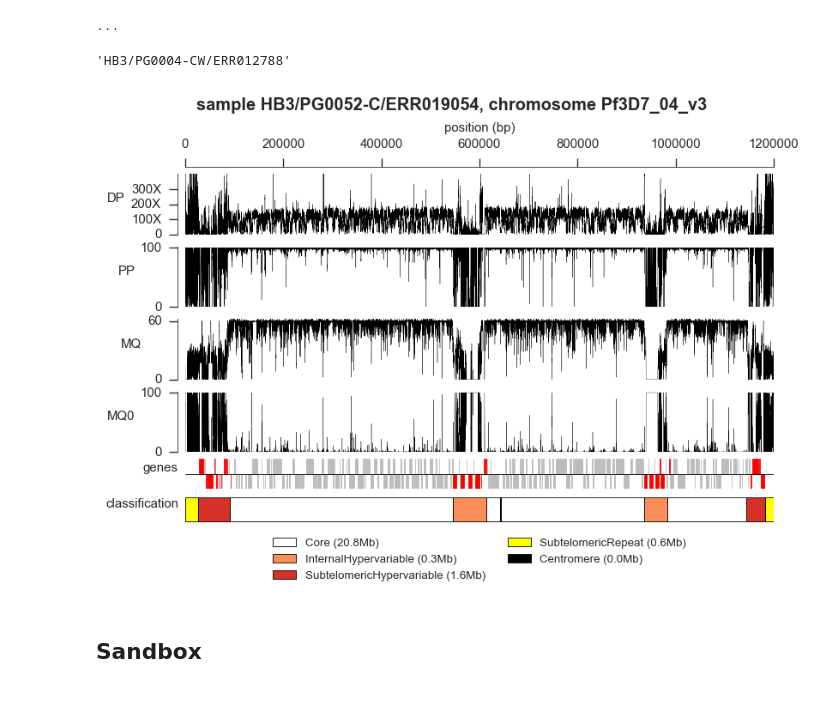
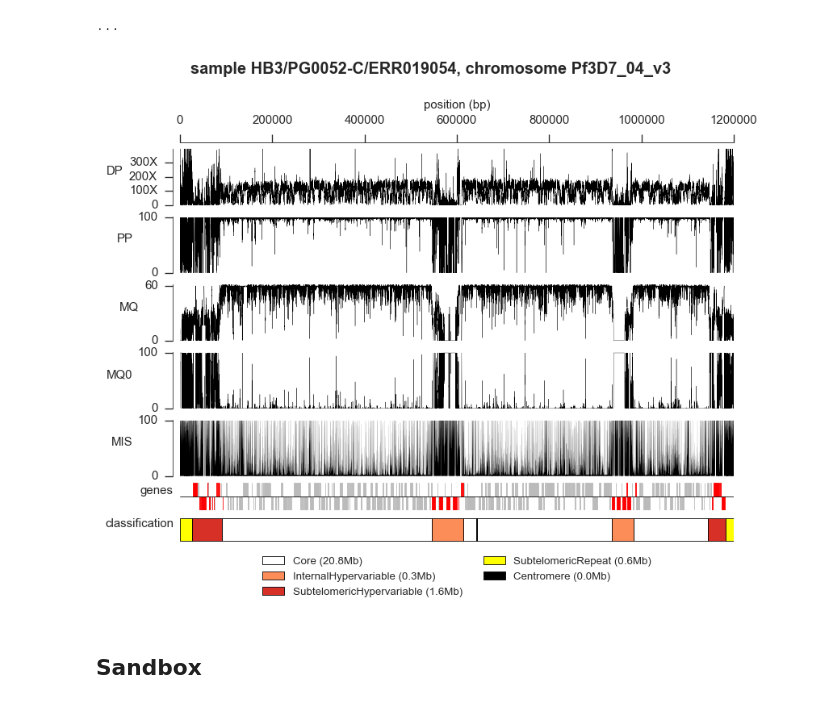
Before and after one commit to wtchg-kwiatkowski/pfx-paper-2015, a Jupyter notebook: supplementary/notebooks/genome_accessibility.ipynb, the cells around one changed output. Drawn from its saved outputs; the diff is of its cells as text; code cells hidden in the pictures.

```diff
--- a/supplementary/notebooks/genome_accessibility.ipynb
+++ b/supplementary/notebooks/genome_accessibility.ipynb
@@ -158,7 +158,7 @@ for fmt in 'jpeg', 'png':
 bam_fn_template = '/data/plasmodium/pfalciparum/pf-crosses/data/public/20141022/bam/{run}.realigned.bam'
 stats_fn_template = '/data/plasmodium/pfalciparum/pf-crosses/data/public/20141022/cache/{run}.{chrom}.{stats}.npy'
 # %%
-def load_stats(run, chrom, stats):
+def load_stats(run, chrom, stats, requires_fasta=False):
     stats_fn = stats_fn_template.format(run=run, chrom=chrom, stats=stats)
     if os.path.exists(stats_fn):
         a = np.load(stats_fn, mmap_mode='r').view(np.recarray)
@@ -166,7 +166,11 @@ def load_stats(run, chrom, stats):
         f = getattr(pysamstats, 'load_' + stats)
         bam_fn = bam_fn_template.format(run=run)
         bam = pysam.AlignmentFile(bam_fn)
-        a = f(bam, chrom=chrom)
+        if requires_fasta:
+            fasta = pysam.FastaFile(FASTA_FN)
+            a = f(bam, fasta, chrom=chrom)
+        else:
+            a = f(bam, chrom=chrom)
         np.save(stats_fn, a)
     return a
 # %%
@@ -194,11 +209,7 @@ tbl_samples
 | 3d7_hb3 | C02 | PG0053-C | ERR019067 | Illumina Genome Analyzer II | 73X | C02/PG0053-C/ERR019067 |
 ...
 # %%
-run2id = tbl_samples.lookupone('run', 'ID')
+# run2id = tbl_samples.lookupone('run', 'ID')
-# %%
-run2id['ERR012788']
-# %% [output]
-'HB3/PG0004-CW/ERR012788'
 # %%
 def plot_accessibility_diagnostics(run, chrom, figsize=(7, 7)):
 
@@ -206,10 +217,11 @@ def plot_accessibility_diagnostics(run, chrom, figsize=(7, 7)):
 
     coverage_ext = load_stats(run, chrom, 'coverage_ext')
     mapq = load_stats(run, chrom, 'mapq')
+    variation = load_stats(run, chrom, 'variation', requires_fasta=True)
 
     fig = plt.figure(figsize=figsize)
 
-    rows = 5
+    rows = 6
     i = 0
 
     i += 1
@@ -267,37 +279,50 @@ def plot_accessibility_diagnostics(run, chrom, figsize=(7, 7)):
     ax.set_xticks([])
 
     i += 1
+    ax = fig.add_subplot(rows, 1, i)
+    x = variation.pos
+    y = variation.mismatches * 100 / variation.reads_all
+#     ax.fill_between(x, 0, y, lw=.1, color='k')
+    ax.plot(x, y, lw=.05, color='k')
+    ax.set_xlim(0, chrlen)
+    ax.set_ylim(0, 102)
+    ax.set_yticks([0, 100])
+    ax.set_ylabel('MIS', rotation=0, ha='right')
+    sns.despine(ax=ax, bottom=True, offset=5)
+    ax.set_xticks([])
+
+    i += 1
     ax = fig.add_subplot(2*rows, 1, 2*i-1)
     sns.despine(ax=ax, bottom=True, offset=5)
     ax.set_xticks([])
     plot_genes(ax, chrom, hypervariable_color='red', normal_color='#bbbbbb', width=.5, divider_linewidth=.5)
     ax.set_xlim(0, chrlen)
     ax.set_ylabel('genes', rotation=0, ha='right')
     ax = fig.add_subplot(2*rows, 1, 2*i)
     sns.despine(ax=ax, bottom=False, offset=5)
     plot_accessibility(ax, chrom, linewidth=.5)
     ax.set_xlim(0, chrlen)
     ax.set_ylabel('classification', rotation=0, ha='right')
 
     fig.suptitle('sample %s, chromosome %s' % (run2id[run], chrom), fontsize=12, fontweight='bold', y=.98, va='top')
 
     # legend
     region_types = 'Core', 'InternalHypervariable', 'SubtelomericHypervariable', 'SubtelomericRepeat', 'Centromere'
     leg_artists = [plt.Rectangle((0, 0), 1, 1, fc=accessibility_colors[r]) for r in region_types]
     leg_labels = ['%s (%.1fMb)' % (r, lkp_regions_total_size[r]*1./1e6) for r in region_types]
     ax.legend(leg_artists, leg_labels, bbox_to_anchor=(0.5, -0.3), loc='upper center', borderaxespad=0, fontsize=8, ncol=2)
 
     fig.tight_layout()
     fig.subplots_adjust(hspace=.2, top=.83, bottom=.15)
 
     fn = '../../artwork/supp/genome_regions_example.{dpi}.{fmt}'
     for fmt in 'jpeg', 'png':
         for dpi in 120, 300:
             fig.savefig(fn.format(dpi=dpi, fmt=fmt), dpi=dpi, jpeg_quality=100)
 
 
-plot_accessibility_diagnostics('ERR019054', 'Pf3D7_04_v3', figsize=(7, 5))
+plot_accessibility_diagnostics('ERR019054', 'Pf3D7_04_v3', figsize=(7, 6))
 # %% [output]
-[figure, old version]
+[figure, new version]
 # %% [markdown]
 ## Sandbox
```
Also changed, not shown: parts of 3 cells of this notebook, 3 other files.
